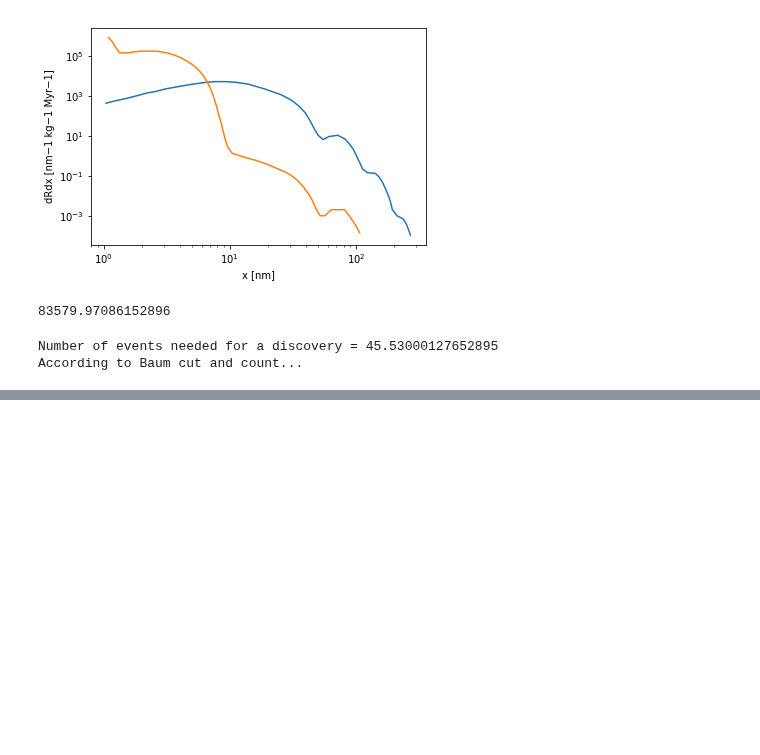
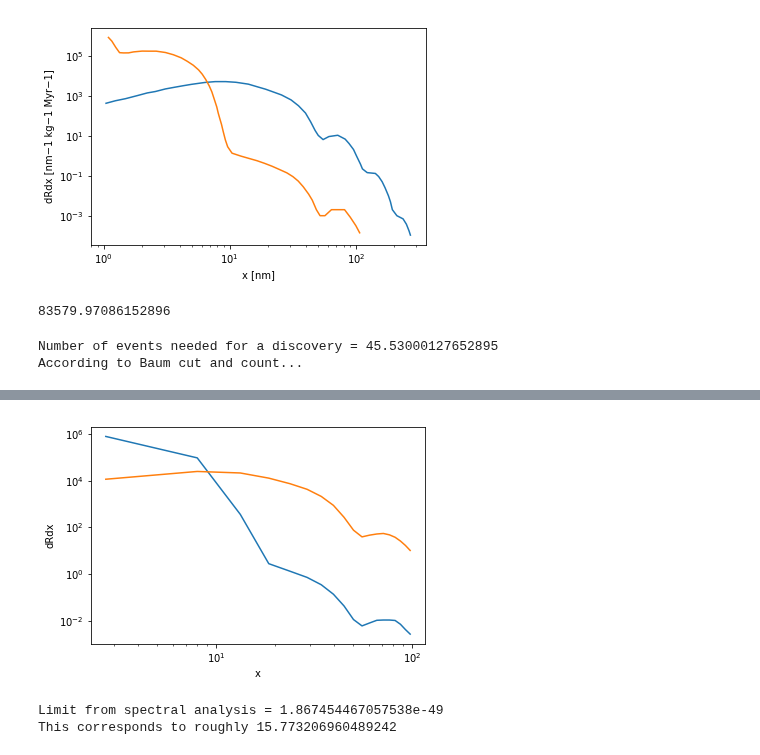
Before and after one commit to tedwards2412/paleo_detectors, a Jupyter notebook: Notebooks/Discovery_Anisotropy.ipynb, the cells around one changed output, grey strips where cells are left out. Drawn from its saved outputs; the diff is of its cells as text; code cells hidden in the pictures; blank space fills up the shorter version.

```diff
--- a/Notebooks/Discovery_Anisotropy.ipynb
+++ b/Notebooks/Discovery_Anisotropy.ipynb
@@ -72,0 +88,23 @@ This corresponds to roughly 26.049611292812607
+# %%
+from scipy.ndimage.filters import gaussian_filter1d
+bkgGauss = gaussian_filter1d(bkg, 0.5)
+sigGauss = gaussian_filter1d(sig, 0.5)
+plt.loglog(x_c,bkgGauss)
+plt.loglog(x_c,sigGauss)
+plt.ylabel("dRdx")
+plt.xlabel("x")
+plt.show()
+# %% [output]
+[figure, added]
+# %%
+# Setting a limit at 3 events roughly corresponds to a 95% CL limit for zero bkg one bin experiment
+SFGauss = sf.Swordfish([bkgGauss], T=[1.0], E=np.ones_like(sigGauss))
+tempGauss = SFGauss.upperlimit(sigGauss, 0.05)
+limGauss = ref_sig * tempGauss
+sig_limGauss = sigGauss * tempGauss
+print("Limit from spectral analysis =", limGauss)
+Nevents_limGauss = np.sum(sig_limGauss)
+print("This corresponds to roughly", Nevents_limGauss)
+# %% [output]
+Limit from spectral analysis = 1.867454467057538e-49
+This corresponds to roughly 15.773206960489242
```
Also changed, not shown: parts of 4 cells of this notebook.
